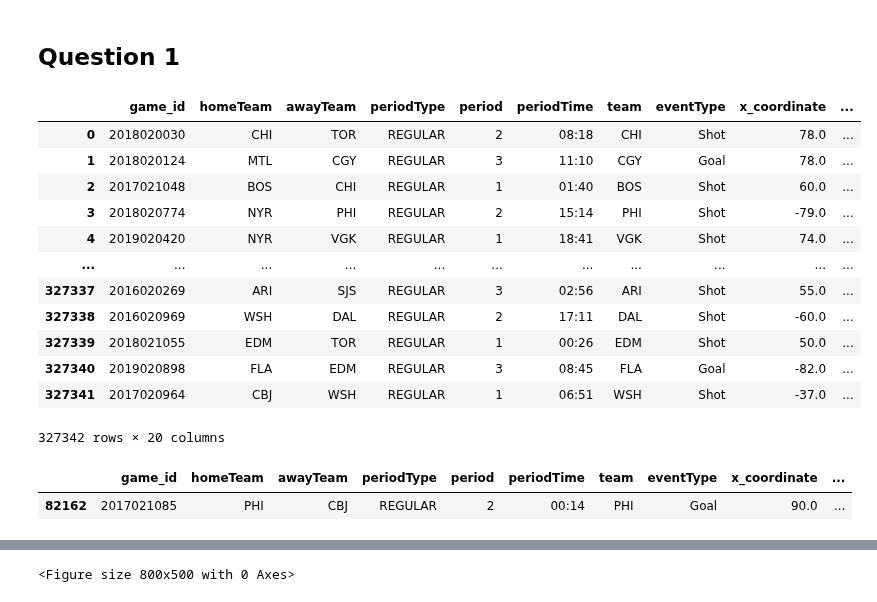
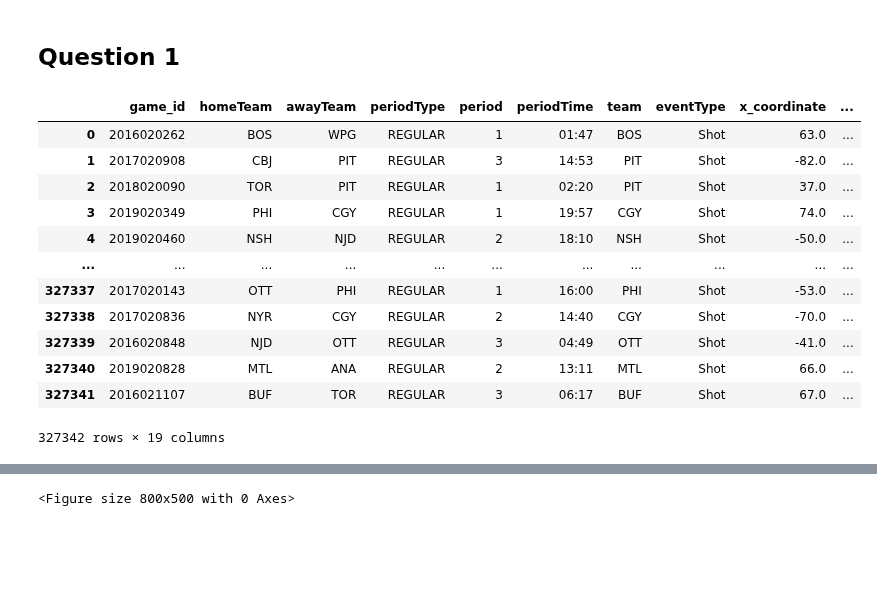
Before and after one commit to K-kiron/NHL-Analysis, a Jupyter notebook: Milestone2/features/feature_eng1.ipynb, the cells around one changed output, grey strips where cells are left out. Drawn from its saved outputs; the diff is of its cells as text; code cells hidden in the pictures; blank space fills up the shorter version.

```diff
--- a/Milestone2/features/feature_eng1.ipynb
+++ b/Milestone2/features/feature_eng1.ipynb
@@ -30,32 +30,27 @@ from feature_eng1 import *
 # %% [markdown]
 ## Question 1
 # %%
-# train_df = generate_train_set(DATA_PATH)
-# train_df
+train_df = generate_train_set(DATA_PATH)
+train_df
+# %% [output]
+|  | game_id | homeTeam | awayTeam | periodType | period | periodTime | team | eventType | x_coordinate | ... |
+| 0 | 2016020262 | BOS | WPG | REGULAR | 1 | 01:47 | BOS | Shot | 63.0 | ... |
+| 1 | 2017020908 | CBJ | PIT | REGULAR | 3 | 14:53 | PIT | Shot | -82.0 | ... |
+| 2 | 2018020090 | TOR | PIT | REGULAR | 1 | 02:20 | PIT | Shot | 37.0 | ... |
+| 3 | 2019020349 | PHI | CGY | REGULAR | 1 | 19:57 | CGY | Shot | 74.0 | ... |
+| 4 | 2019020460 | NSH | NJD | REGULAR | 2 | 18:10 | NSH | Shot | -50.0 | ... |
+| ... | ... | ... | ... | ... | ... | ... | ... | ... | ... | ... |
+| 327337 | 2017020143 | OTT | PHI | REGULAR | 1 | 16:00 | PHI | Shot | -53.0 | ... |
+| 327338 | 2017020836 | NYR | CGY | REGULAR | 2 | 14:40 | CGY | Shot | -70.0 | ... |
+| 327339 | 2016020848 | NJD | OTT | REGULAR | 3 | 04:49 | OTT | Shot | -41.0 | ... |
+| 327340 | 2019020828 | MTL | ANA | REGULAR | 2 | 13:11 | MTL | Shot | 66.0 | ... |
+| 327341 | 2016021107 | BUF | TOR | REGULAR | 3 | 06:17 | BUF | Shot | 67.0 | ... |
+327342 rows × 19 columns
 # %%
 # save the train_df
 # train_df.to_csv('train_df.csv', index=False)
-train_df = pd.read_csv('train_df.csv')
-train_df
+# train_df = pd.read_csv('train_df.csv')
+# train_df
-# %% [output]
-|  | game_id | homeTeam | awayTeam | periodType | period | periodTime | team | eventType | x_coordinate | ... |
-| 0 | 2018020030 | CHI | TOR | REGULAR | 2 | 08:18 | CHI | Shot | 78.0 | ... |
-| 1 | 2018020124 | MTL | CGY | REGULAR | 3 | 11:10 | CGY | Goal | 78.0 | ... |
-| 2 | 2017021048 | BOS | CHI | REGULAR | 1 | 01:40 | BOS | Shot | 60.0 | ... |
-| 3 | 2018020774 | NYR | PHI | REGULAR | 2 | 15:14 | PHI | Shot | -79.0 | ... |
-| 4 | 2019020420 | NYR | VGK | REGULAR | 1 | 18:41 | VGK | Shot | 74.0 | ... |
-| ... | ... | ... | ... | ... | ... | ... | ... | ... | ... | ... |
-| 327337 | 2016020269 | ARI | SJS | REGULAR | 3 | 02:56 | ARI | Shot | 55.0 | ... |
-| 327338 | 2016020969 | WSH | DAL | REGULAR | 2 | 17:11 | DAL | Shot | -60.0 | ... |
-| 327339 | 2018021055 | EDM | TOR | REGULAR | 1 | 00:26 | EDM | Shot | 50.0 | ... |
-| 327340 | 2019020898 | FLA | EDM | REGULAR | 3 | 08:45 | FLA | Goal | -82.0 | ... |
-| 327341 | 2017020964 | CBJ | WSH | REGULAR | 1 | 06:51 | WSH | Shot | -37.0 | ... |
-327342 rows × 20 columns
-# %%
-train_df[train_df['shot_distance'] == 1]
-# %% [output]
-|  | game_id | homeTeam | awayTeam | periodType | period | periodTime | team | eventType | x_coordinate | ... |
-| 82162 | 2017021085 | PHI | CBJ | REGULAR | 2 | 00:14 | PHI | Goal | 90.0 | ... |
 # %%
 bin_by_distance(train_df)
 # %% [output]
```
Also changed, not shown: parts of 3 cells of this notebook, 2 other files.
